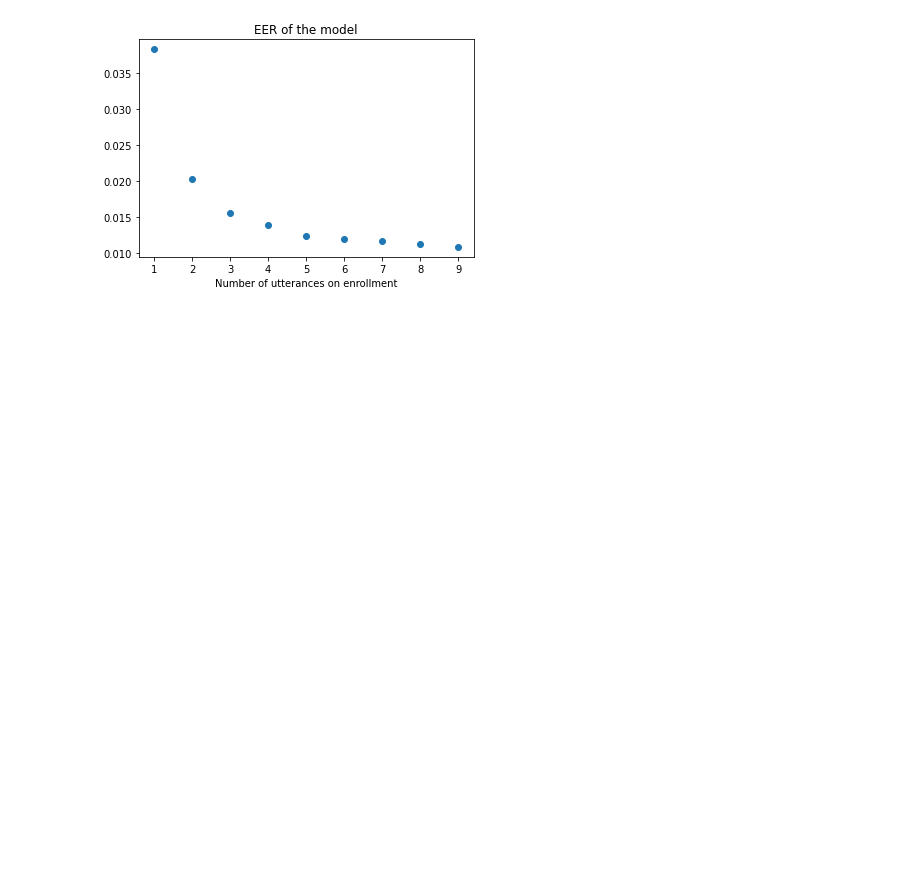
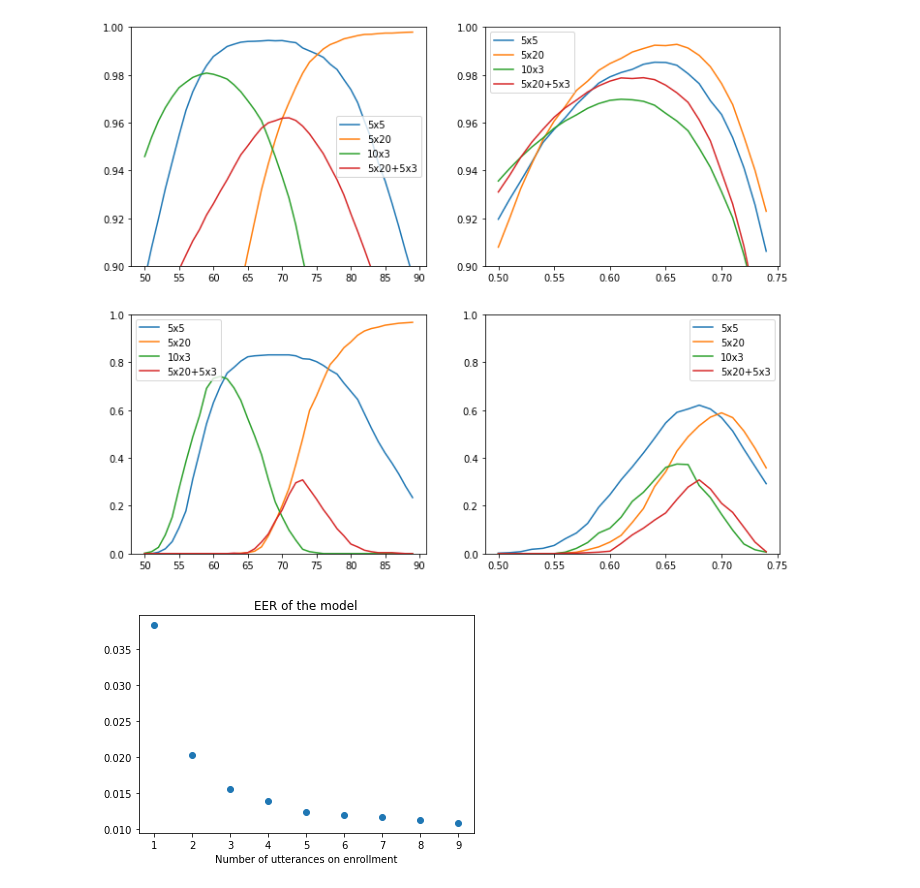
Before and after one commit to eugenemfu/passive-enrollment, a Jupyter notebook: test_clustering.ipynb, the cells around one changed output. Drawn from its saved outputs; the diff is of its cells as text; code cells hidden in the pictures; blank space fills up the shorter version.

```diff
--- a/test_clustering.ipynb
+++ b/test_clustering.ipynb
@@ -80,3 +154,36 @@ results_5_10_5_3['meanshift']
+# %%
+plt.figure(figsize=(12, 10))
+plt.subplot(2, 2, 1)
+plt.plot(x_ward, vm_5_5_ward, label='5x5')
+plt.plot(x_ward, vm_5_20_ward, label='5x20')
+plt.plot(x_ward, vm_10_3_ward, label='10x3')
+plt.plot(x_ward, vm_mix_ward, label='5x20+5x3')
+plt.legend()
+plt.ylim(0.9, 1.0)
+plt.subplot(2, 2, 2)
+plt.plot(x_cos, vm_5_5_cos, label='5x5')
+plt.plot(x_cos, vm_5_20_cos, label='5x20')
+plt.plot(x_cos, vm_10_3_cos, label='10x3')
+plt.plot(x_cos, vm_mix_cos, label='5x20+5x3')
+plt.legend()
+plt.ylim(0.9, 1.0)
+plt.subplot(2, 2, 3)
+plt.plot(x_ward, acc_5_5_ward, label='5x5')
+plt.plot(x_ward, acc_5_20_ward, label='5x20')
+plt.plot(x_ward, acc_10_3_ward, label='10x3')
+plt.plot(x_ward, acc_mix_ward, label='5x20+5x3')
+plt.legend()
+plt.ylim(0.0, 1.0)
+plt.subplot(2, 2, 4)
+plt.plot(x_cos, acc_5_5_cos, label='5x5')
+plt.plot(x_cos, acc_5_20_cos, label='5x20')
+plt.plot(x_cos, acc_10_3_cos, label='10x3')
+plt.plot(x_cos, acc_mix_cos, label='5x20+5x3')
+plt.legend()
+plt.ylim(0.0, 1.0)
+plt.show()
+# %% [output]
+[figure, added]
 # %%
 eer = np.array(json.load(open('data/eer_results.json')))
 # %%
```
Also changed, not shown: parts of 7 cells of this notebook, 2 other files.
